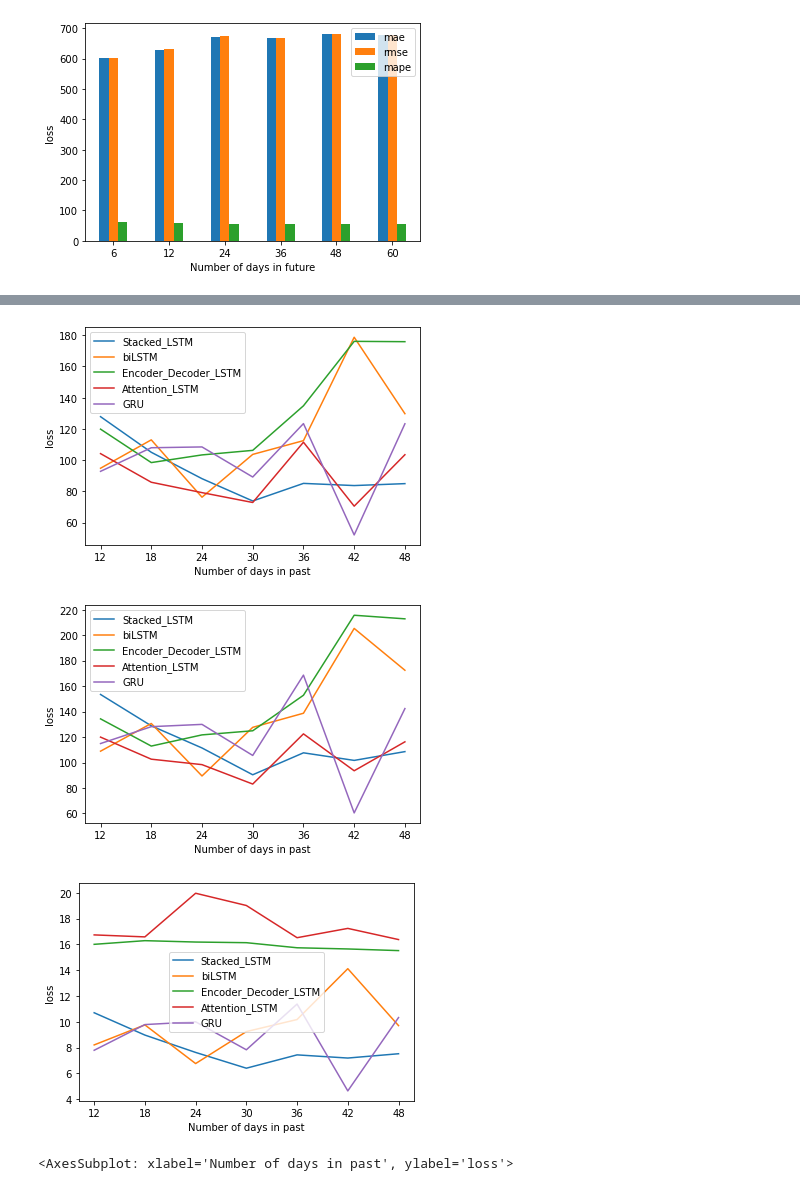
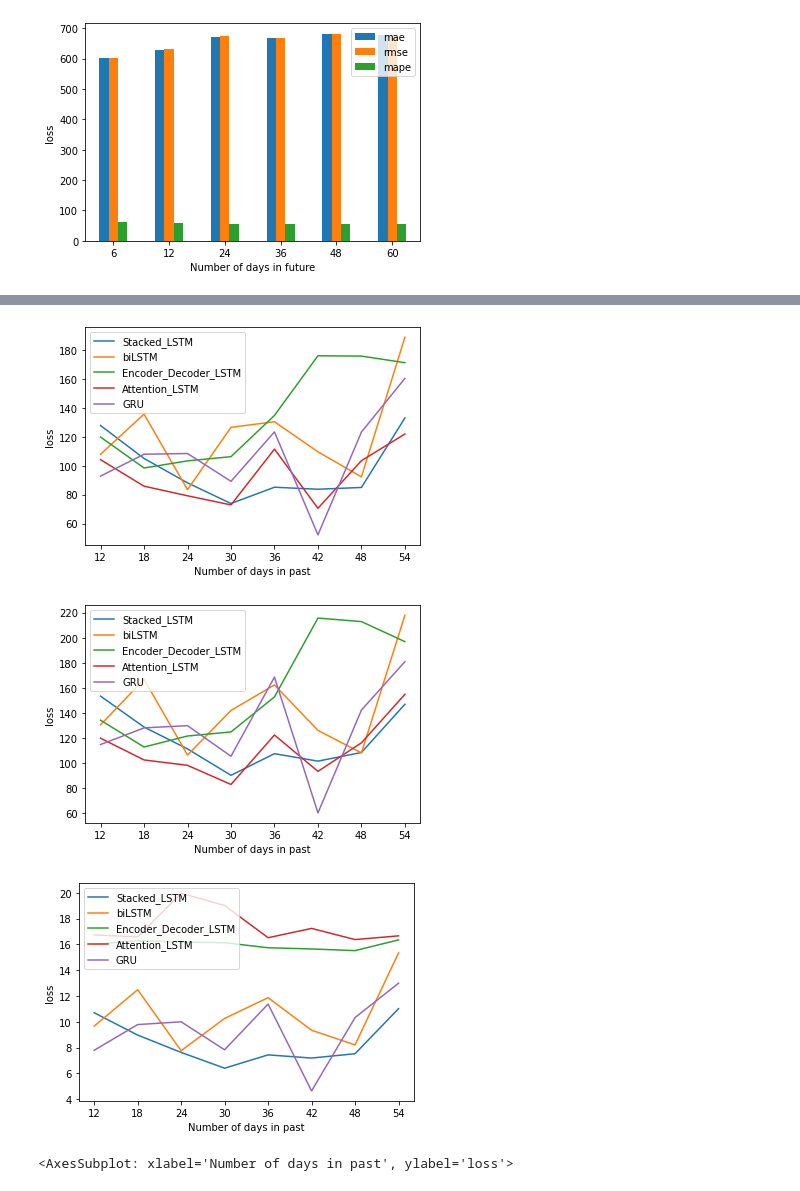
Before and after one commit to Tahuubinh/DL_HUST_Project, a Jupyter notebook: Code/Result_visualization.ipynb, the cells around one changed output, grey strips where cells are left out. Saved outputs shown, nothing was run; the diff lists cells and outputs as text; code cells hidden in the pictures.

```diff
--- a/Code/Result_visualization.ipynb
+++ b/Code/Result_visualization.ipynb
@@ -60,7 +60,7 @@ savefigDF(axFbProphet, f'{folder_save}\loss_compared_num_futures_2')
 def plotLSTMline(typeLSTMs, loss_type):
     # typeLSTMs = ['Stacked_LSTM', 'biLSTM', 'Encoder_Decoder_LSTM', 'Attention_LSTM', 'GRU']
     df = dict()
-    range_days = [*range(12, 49, 6)]
+    range_days = [*range(12, 60, 6)]
     for typeLSTM in typeLSTMs:
         df[typeLSTM] = list()
         for num_future_day in range_days:
@@ -71,4 +71,6 @@ def plotLSTMline(typeLSTMs, loss_type):
     df = pd.DataFrame(df, index = range_days)
     ax = df.plot.line(xlabel = 'Number of days in past', ylabel = 'loss')
     ax.set_xticks(range_days)
+    ax.legend(loc=2)
     return ax
+ax = plotLSTMline(['Stacked_LSTM', 'biLSTM', 'Encoder_Decoder_LSTM', 'Attention_LSTM', 'GRU'], 'mae')
@@ -75,11 +79,15 @@ def plotLSTMline(typeLSTMs, loss_type):
 # %%
+folder_save = f'..\Pics\Deep_Learning'
 ax = plotLSTMline(['Stacked_LSTM', 'biLSTM', 'Encoder_Decoder_LSTM', 'Attention_LSTM', 'GRU'], 'mae')
+savefigDF(ax, f'{folder_save}\different_future_mae')
 ax = plotLSTMline(['Stacked_LSTM', 'biLSTM', 'Encoder_Decoder_LSTM', 'Attention_LSTM', 'GRU'], 'rmse')
+savefigDF(ax, f'{folder_save}\different_future_rmse')
 ax = plotLSTMline(['Stacked_LSTM', 'biLSTM', 'Encoder_Decoder_LSTM', 'Attention_LSTM', 'GRU'], 'mape')
+savefigDF(ax, f'{folder_save}\different_future_mape')
 # %% [output]
-[figure, old version]
+[figure, new version]
-[figure, old version]
+[figure, new version]
-[figure, old version]
+[figure, new version]
 # %%
 models = ['GRU', 'Attention_LSTM']
 plotLSTMline(models, 'mae')
```
Also changed, not shown: parts of 3 cells of this notebook, 23 other files.
